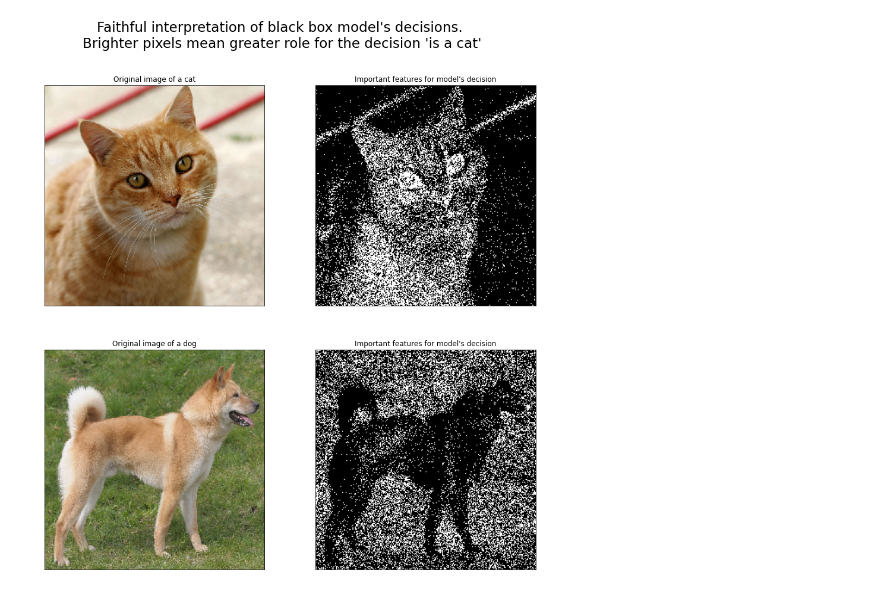
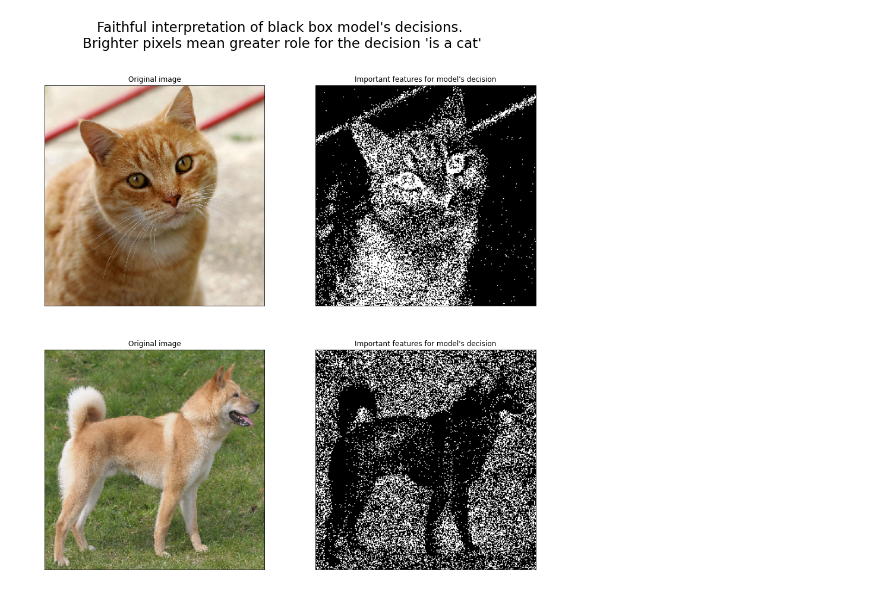
Before and after one commit to longmakesstuff/LIME, a Jupyter notebook: Explain Convolutional Neural Network.ipynb, the cells around one changed output. Drawn from its saved outputs; the diff is of its cells as text; code cells hidden in the pictures.

```diff
--- a/Explain Convolutional Neural Network.ipynb
+++ b/Explain Convolutional Neural Network.ipynb
@@ -40,6 +50,14 @@ model.set_weights(weights.get_weights())
 from sklearn.linear_model import LinearRegression
 
 def lime(x, f, N, variance):
+    """
+    LIME
+
+    x: A preprocessed image
+    f: complex neural network model
+    N: how many samples should the artifical dataset contains
+    variance: Variance of gaussian noise
+    """
     # Calculate size
     flatten_input = x.ravel()
     size = flatten_input.shape[0]
@@ -67,50 +91,51 @@ def lime(x, f, N, variance):
 # %%
 import matplotlib.pyplot as plt
 
 def reconstruct(image, is_cat):
     transformed_image = image.reshape((1, 256, 256, 3)).astype(np.float32) / 255.
 
     fitted_parameters = lime(transformed_image, model, 64, 0.25).reshape((256, 256, 3))
     reconstructed = fitted_parameters.copy()
     if is_cat:
         quantile = np.quantile(fitted_parameters, [0.10])[0]
         reconstructed[reconstructed < quantile] = 255
     else:
         quantile = np.quantile(fitted_parameters, [0.90])[0]
         reconstructed[reconstructed > quantile] = 255
     reconstructed = reconstructed.max(axis=2).astype(np.int32)
     return np.stack((reconstructed,)*3, axis=-1)
 
 cat = cv2.cvtColor(cv2.resize(cv2.imread("data/cat.jpg"), (256, 256)), cv2.COLOR_BGR2RGB)
 dog = cv2.cvtColor(cv2.resize(cv2.imread("data/dog.jpg"), (256, 256)), cv2.COLOR_BGR2RGB)
 
 reconstructed_dog = reconstruct(dog, True)
 reconstructed_cat = reconstruct(cat, True)
+
+# Plotting parameters of the linear regression
+f, axarr = plt.subplots(2,2,figsize=(15,15))
+axarr[0,0].imshow(cat)
+axarr[0,1].imshow(reconstructed_cat)
+axarr[1,0].imshow(dog)
+axarr[1,1].imshow(reconstructed_dog)
+
+axarr[0, 0].set_xticks([])
+axarr[0, 1].set_xticks([])
+axarr[1, 0].set_xticks([])
+axarr[1, 1].set_xticks([])
+
+axarr[0, 0].set_yticks([])
+axarr[0, 1].set_yticks([])
+axarr[1, 0].set_yticks([])
+axarr[1, 1].set_yticks([])
+
+axarr[0, 0].title.set_text("Original image")
+axarr[0, 1].title.set_text("Important features for model's decision")
+axarr[1, 0].title.set_text("Original image")
+axarr[1, 1].title.set_text("Important features for model's decision")
+f.suptitle("Faithful interpretation of black box model's decisions. \nBrighter pixels mean greater role for the decision 'is a cat'", fontsize=23)
+plt.rcParams['axes.facecolor'] = 'red'
+plt.rcParams['savefig.facecolor'] = 'white'
+plt.savefig("output.png")
+plt.show()
+# %% [output]
+[figure, added]
-# %%
-f, axarr = plt.subplots(2,2,figsize=(15,15))
-axarr[0,0].imshow(cat)
-axarr[0,1].imshow(reconstructed_cat)
-axarr[1,0].imshow(dog)
-axarr[1,1].imshow(reconstructed_dog)
-
-axarr[0, 0].set_xticks([])
-axarr[0, 1].set_xticks([])
-axarr[1, 0].set_xticks([])
-axarr[1, 1].set_xticks([])
-
-axarr[0, 0].set_yticks([])
-axarr[0, 1].set_yticks([])
-axarr[1, 0].set_yticks([])
-axarr[1, 1].set_yticks([])
-
-axarr[0, 0].title.set_text("Original image of a cat")
-axarr[0, 1].title.set_text("Important features for model's decision")
-axarr[1, 0].title.set_text("Original image of a dog")
-axarr[1, 1].title.set_text("Important features for model's decision")
-f.suptitle("Faithful interpretation of black box model's decisions. \nBrighter pixels mean greater role for the decision 'is a cat'", fontsize=23)
-plt.rcParams['axes.facecolor'] = 'red'
-plt.rcParams['savefig.facecolor'] = 'white'
-plt.savefig("output.png")
-plt.show()
-# %% [output]
-[figure, removed]
```
Also changed, not shown: parts of 4 cells of this notebook.
